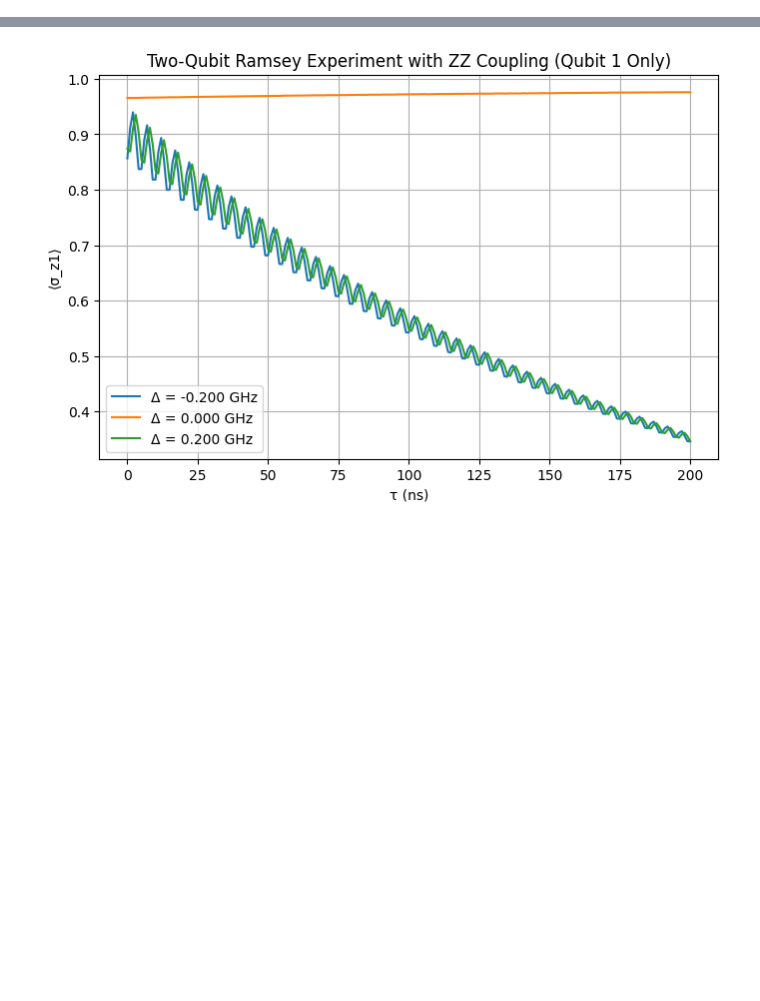
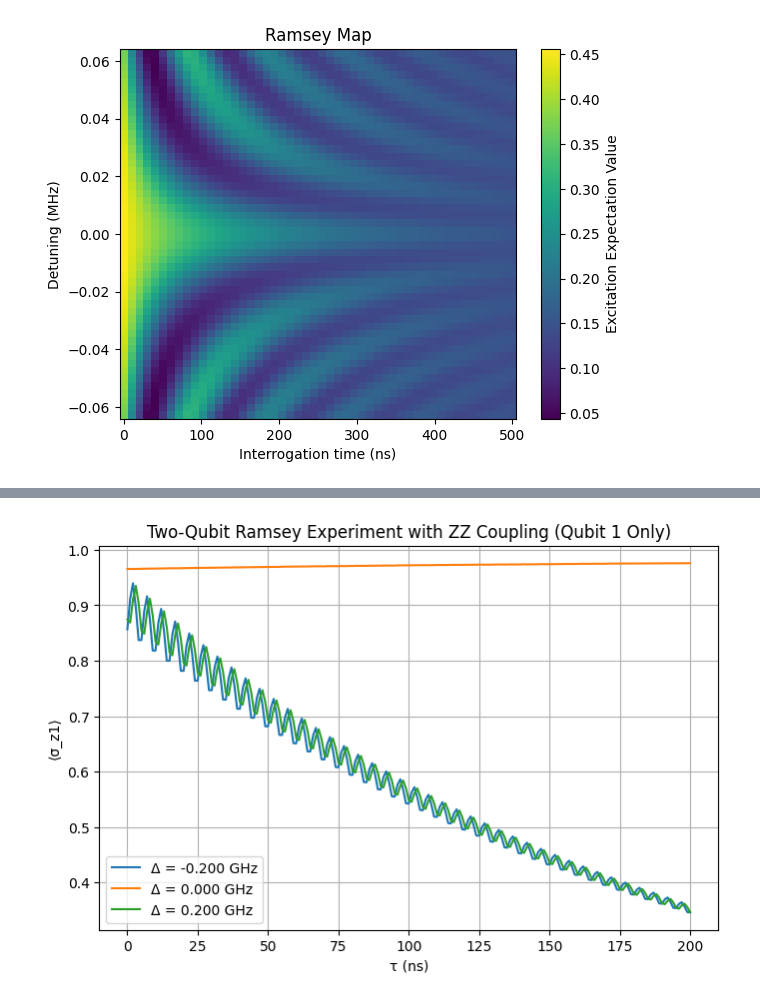
Before and after one commit to jyamaoka/qubit_zz_coupling, a Jupyter notebook: examples/ramsey_scan.ipynb, the cells around one changed output, grey strips where cells are left out. Saved outputs shown, nothing was run; the diff lists cells and outputs as text; code cells hidden in the pictures; blank space fills up the shorter version.

```diff
--- a/examples/drive_scan_single.ipynb
+++ b/examples/ramsey_scan.ipynb
@@ -28,8 +28,8 @@ SYSTEM_PARAMS_base = {
     "f_tls": 3.2,  # GHz, TLS frequency (resonant with Qubit 1)
     "T1": {"q1": 200, "q2": 250, "tls": 1e8},  # Relaxation rates
     "T2": {"q1": 150, "q2": 180, "tls": 1e8},  # Dephasing rates
-    "J_zz": 0.01, # Jzz coupling
-    "J_tls": 0.01,  # GHz, Coupling strength between Qubit 1 and TLS
+    "J_zz": 0.00, # Jzz coupling
+    "J_tls": 0.00,  # GHz, Coupling strength between Qubit 1 and TLS
     "omega1": 2*np.pi * 0.01, # drive amplitude (sets π/2 duration)
     "omega2": 2*np.pi * 0.01, # drive amplitude (sets π/2 duration)
     "time_points": np.linspace(0, 300, 105),  # Time points in μs
@@ -37,4 +37,4 @@ SYSTEM_PARAMS_base = {
     "single": False
 }
 
-opts = {"nsteps": 1000000}
+opts = {"nsteps": 1000000, "store_final_state":True, "atol":1e-10,"rtol":1e-8}
@@ -213,0 +131,14 @@ TypeError: ramsey_population_drive_sep() got multiple values for argument 'opts'
+# %%
+
+# prompt: Plot exp pcolor map with T and Det as axis
+
+
+# Assuming T and Det and exp are defined from the previous code block
+plt.pcolormesh(T, Det_p, rmap)
+plt.xlabel("Interrogation time (ns)")
+plt.ylabel("Detuning (MHz)")
+plt.title("Ramsey Map")
+plt.colorbar(label="Excitation Expectation Value")
+plt.show()
+# %% [output]
+[figure, added]
```
Also changed, not shown: parts of 16 cells of this notebook, 3 other files.
